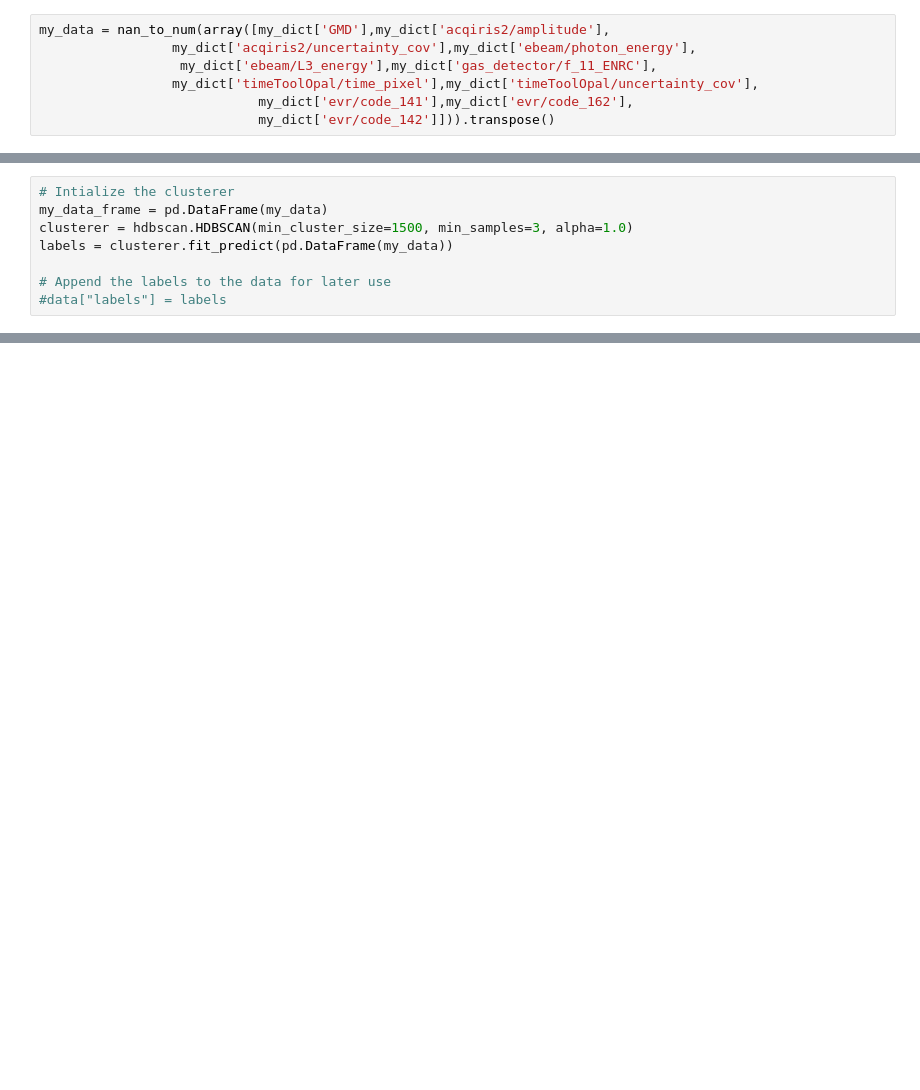
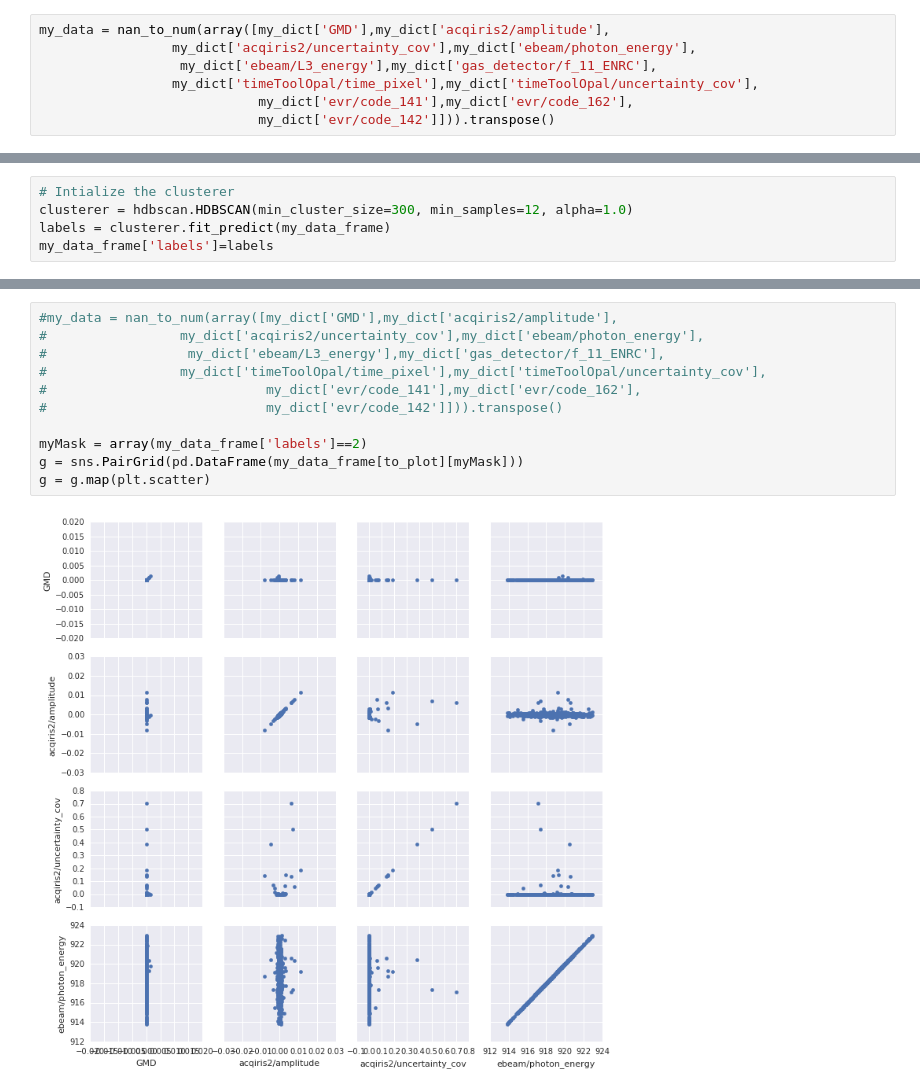
Before and after one commit to sioan/softXRayDataAndControls, a Jupyter notebook: experimentSpecificFiles/sxri0414/jupyter/hdb_sxri0414.ipynb, the cells around one changed output, grey strips where cells are left out. Drawn from its saved outputs; the diff is of its cells as text; blank space fills up the shorter version.

```diff
--- a/experimentSpecificFiles/sxri0414/jupyter/hdb_sxri0414.ipynb
+++ b/experimentSpecificFiles/sxri0414/jupyter/hdb_sxri0414.ipynb
@@ -67,8 +64,5 @@ g = g.map(plt.scatter)
 # %%
 # Intialize the clusterer
-my_data_frame = pd.DataFrame(my_data)
-clusterer = hdbscan.HDBSCAN(min_cluster_size=1500, min_samples=3, alpha=1.0)
-labels = clusterer.fit_predict(pd.DataFrame(my_data))
-
-# Append the labels to the data for later use
-#data["labels"] = labels
+clusterer = hdbscan.HDBSCAN(min_cluster_size=300, min_samples=12, alpha=1.0)
+labels = clusterer.fit_predict(my_data_frame)
+my_data_frame['labels']=labels
@@ -131,0 +96,13 @@ def plot_clusters(data, algorithm, args, kwds):
+# %%
+#my_data = nan_to_num(array([my_dict['GMD'],my_dict['acqiris2/amplitude'],
+#                 my_dict['acqiris2/uncertainty_cov'],my_dict['ebeam/photon_energy'],
+#                  my_dict['ebeam/L3_energy'],my_dict['gas_detector/f_11_ENRC'],
+#                 my_dict['timeToolOpal/time_pixel'],my_dict['timeToolOpal/uncertainty_cov'],
+#                            my_dict['evr/code_141'],my_dict['evr/code_162'],
+#                            my_dict['evr/code_142']])).transpose()
+
+myMask = array(my_data_frame['labels']==2)
+g = sns.PairGrid(pd.DataFrame(my_data_frame[to_plot][myMask]))
+g = g.map(plt.scatter)
+# %% [output]
+[figure, added]
```
Also changed, not shown: parts of 19 cells of this notebook, 2 other files.
